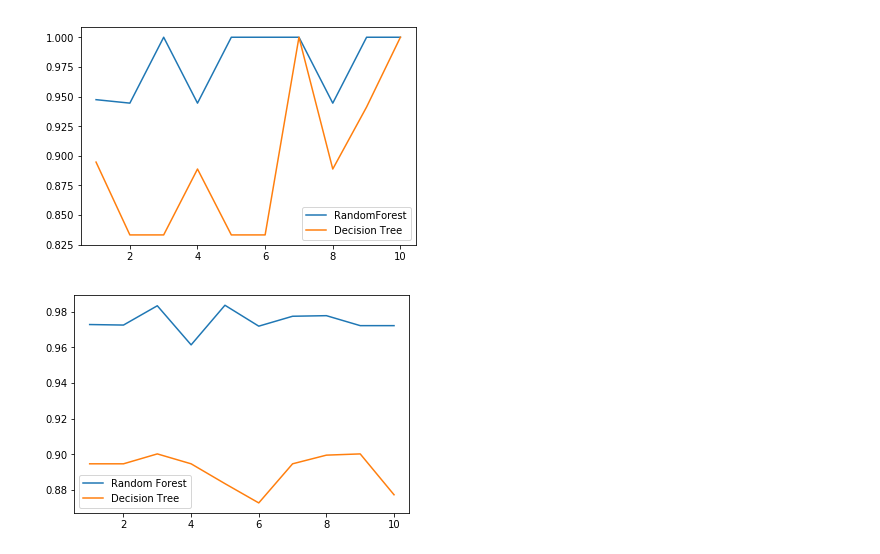
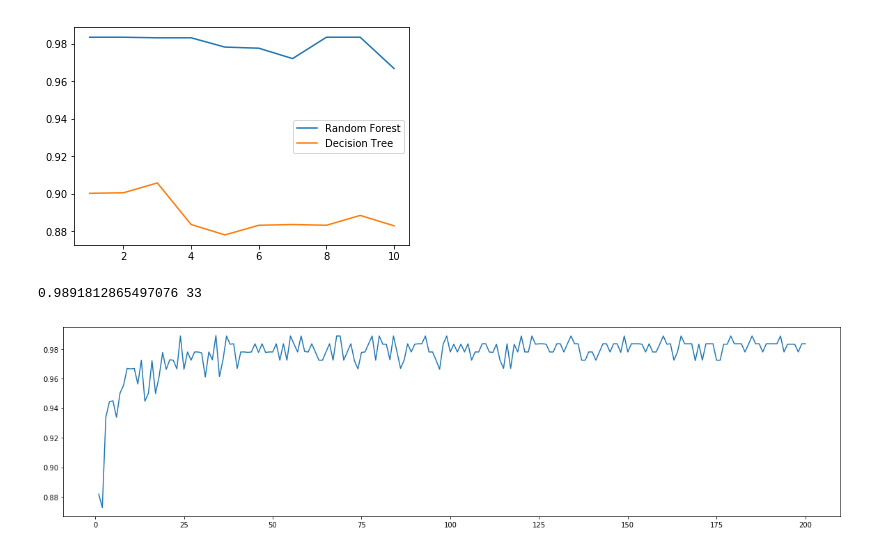
Before and after one commit to chinawyl/Machine_Learning, a Jupyter notebook: sklearn/随机森林/1-随机森林和单个决策树效益的对比之红酒数据集.ipynb, the cells around one changed output. Drawn from its saved outputs; the diff is of its cells as text; code cells hidden in the pictures.

```diff
--- a/sklearn/随机森林/1-随机森林和单个决策树效益的对比之红酒数据集.ipynb
+++ b/sklearn/随机森林/1-随机森林和单个决策树效益的对比之红酒数据集.ipynb
@@ -27,37 +45,37 @@ Random Forest:0.9814814814814815
 # %%
-#交叉验证
-from sklearn.model_selection import cross_val_score
-import matplotlib.pyplot as plt
+# 随机森林和决策树在十组交叉验证下的效果对比
 
-rfc = RandomForestClassifier(n_estimators=25)
-rfc_s = cross_val_score(rfc,wine.data,wine.target,cv=10)
+rfc_l = []
+clf_l = []
 
-clf = DecisionTreeClassifier()
-clf_s = cross_val_score(clf,wine.data,wine.target,cv=10)
+for i in range(10):
+    rfc = ensemble.RandomForestClassifier(n_estimators=25)
+    rfc_s = model_selection.cross_val_score(rfc,wine.data,wine.target,cv=10).mean()
+    rfc_l.append(rfc_s)
 
-plt.plot(range(1,11),rfc_s,label = "RandomForest")
-plt.plot(range(1,11),clf_s,label = "Decision Tree")
+    clf = tree.DecisionTreeClassifier()
+    clf_s = model_selection.cross_val_score(clf,wine.data,wine.target,cv=10).mean()
+    clf_l.append(clf_s)
+
+plt.plot(range(1,11),rfc_l,label = "Random Forest")
+plt.plot(range(1,11),clf_l,label = "Decision Tree")
 plt.legend()
 plt.show()
 # %% [output]
-[figure, old version]
+[figure, new version]
 # %%
-#画出随机森林和决策树在十组交叉验证下的效果对比
-rfc_l = []
-clf_l = []
+#n_estimators的学习曲线
 
-for i in range(10):
-    rfc = RandomForestClassifier(n_estimators=25)
-    rfc_s = cross_val_score(rfc,wine.data,wine.target,cv=10).mean()
-    rfc_l.append(rfc_s)
+superpa = []
+for i in range(200):
+    rfc = ensemble.RandomForestClassifier(n_estimators=i+1,n_jobs=-1)
+    rfc_s = model_selection.cross_val_score(rfc,wine.data,wine.target,cv=10).mean()
+    superpa.append(rfc_s)
+print(max(superpa),superpa.index(max(superpa))) #返回的是索引
 
-    clf = DecisionTreeClassifier()
-    clf_s = cross_val_score(clf,wine.data,wine.target,cv=10).mean()
-    clf_l.append(clf_s)
-
-plt.plot(range(1,11),rfc_l,label = "Random Forest")
-plt.plot(range(1,11),clf_l,label = "Decision Tree")
-plt.legend()
+plt.figure(figsize=[20,5])
+plt.plot(range(1,201),superpa)
 plt.show()
 # %% [output]
+0.9891812865497076 33
-[figure, old version]
+[figure, new version]
```
Also changed, not shown: parts of 6 cells of this notebook, 3 other files.
